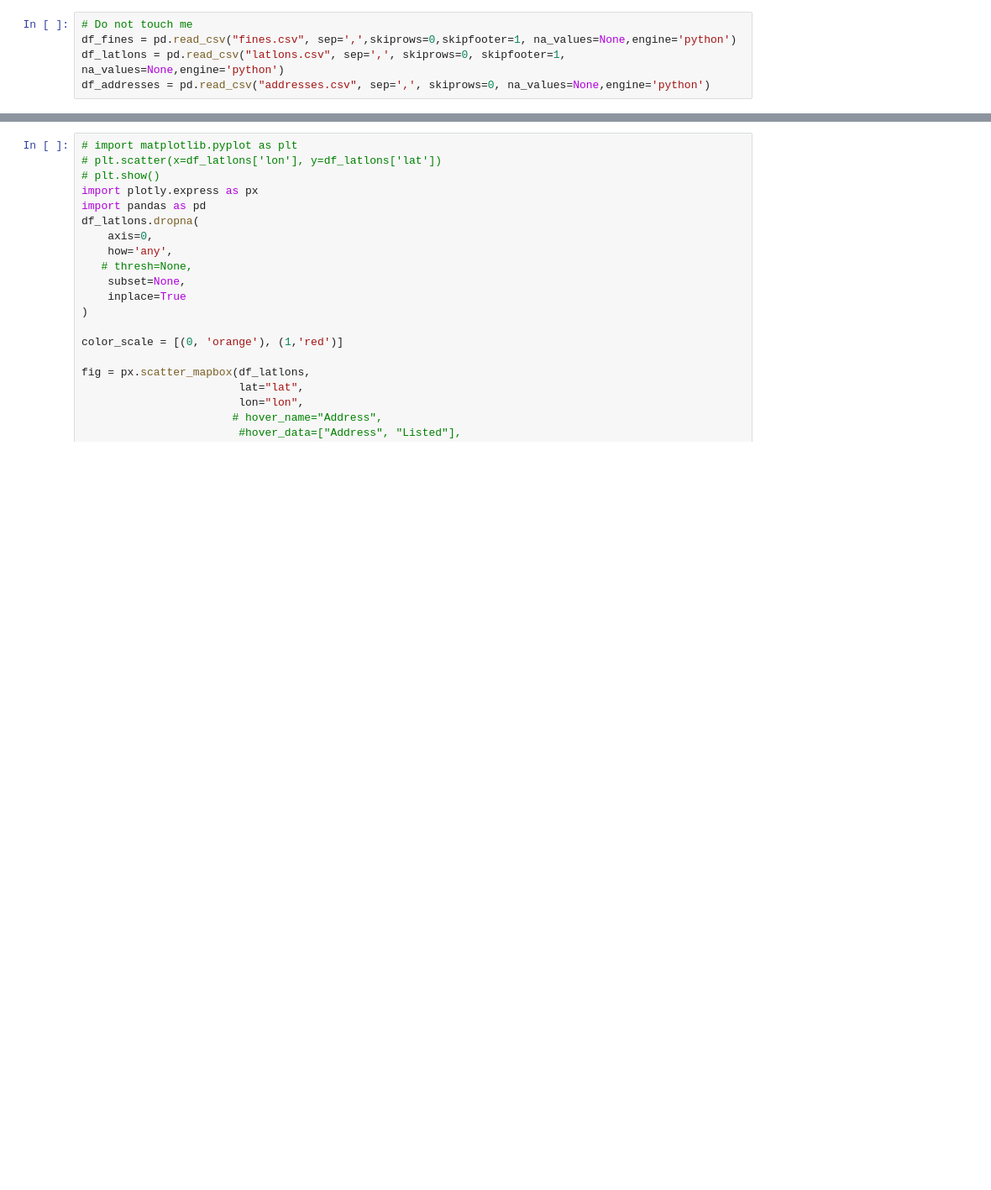
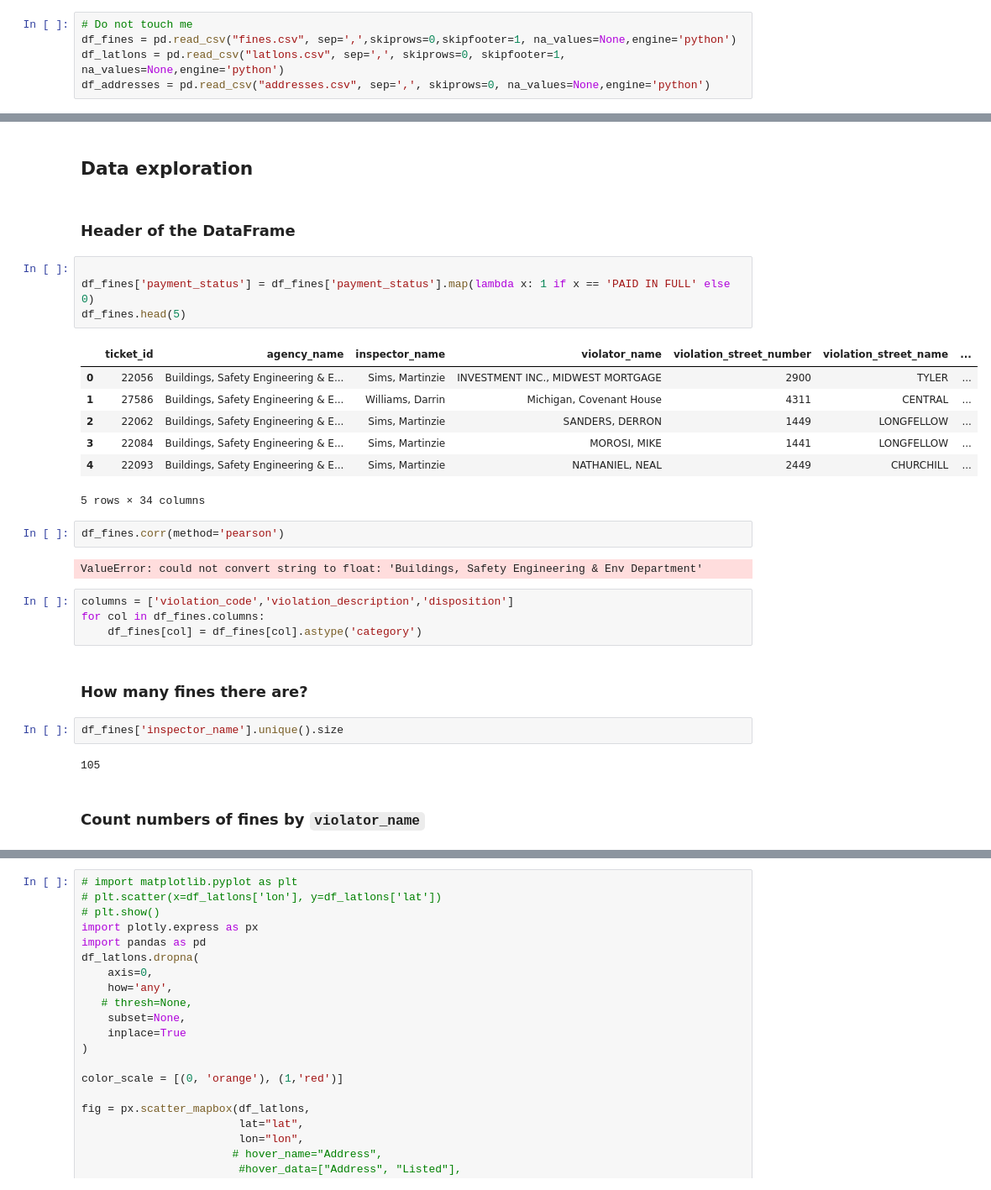
Before and after one commit to InigoSusilla/DataScienceOnDetroit, a Jupyter notebook: project1.ipynb, the cells around one changed output, grey strips where cells are left out. Shown at 84% size. Saved outputs shown, nothing was run; the diff lists cells and outputs as text; blank space fills up the shorter version.

```diff
--- a/project1.ipynb
+++ b/project1.ipynb
@@ -12,0 +25,32 @@ df_addresses = pd.read_csv("addresses.csv", sep=',', skiprows=0, na_values=None,
+# %% [markdown]
+## Data exploration
+# %% [markdown]
+### Header of the DataFrame
+# %%
+
+df_fines['payment_status'] = df_fines['payment_status'].map(lambda x: 1 if x == 'PAID IN FULL' else 0)
+df_fines.head(5)
+# %% [output]
+|  | ticket_id | agency_name | inspector_name | violator_name | violation_street_number | violation_street_name | ... |
+| 0 | 22056 | Buildings, Safety Engineering & E... | Sims, Martinzie | INVESTMENT INC., MIDWEST MORTGAGE | 2900 | TYLER | ... |
+| 1 | 27586 | Buildings, Safety Engineering & E... | Williams, Darrin | Michigan, Covenant House | 4311 | CENTRAL | ... |
+| 2 | 22062 | Buildings, Safety Engineering & E... | Sims, Martinzie | SANDERS, DERRON | 1449 | LONGFELLOW | ... |
+| 3 | 22084 | Buildings, Safety Engineering & E... | Sims, Martinzie | MOROSI, MIKE | 1441 | LONGFELLOW | ... |
+| 4 | 22093 | Buildings, Safety Engineering & E... | Sims, Martinzie | NATHANIEL, NEAL | 2449 | CHURCHILL | ... |
+5 rows × 34 columns
+# %%
+df_fines.corr(method='pearson')
+# %% [output]
+ValueError: could not convert string to float: 'Buildings, Safety Engineering & Env Department'
+# %%
+columns = ['violation_code','violation_description','disposition']
+for col in df_fines.columns:
+    df_fines[col] = df_fines[col].astype('category')
+# %% [markdown]
+### How many fines there are?
+# %%
+df_fines['inspector_name'].unique().size
+# %% [output]
+105
+# %% [markdown]
+### Count numbers of fines by `violator_name`
```
Also changed, not shown: parts of 32 cells of this notebook, 4 other files.
